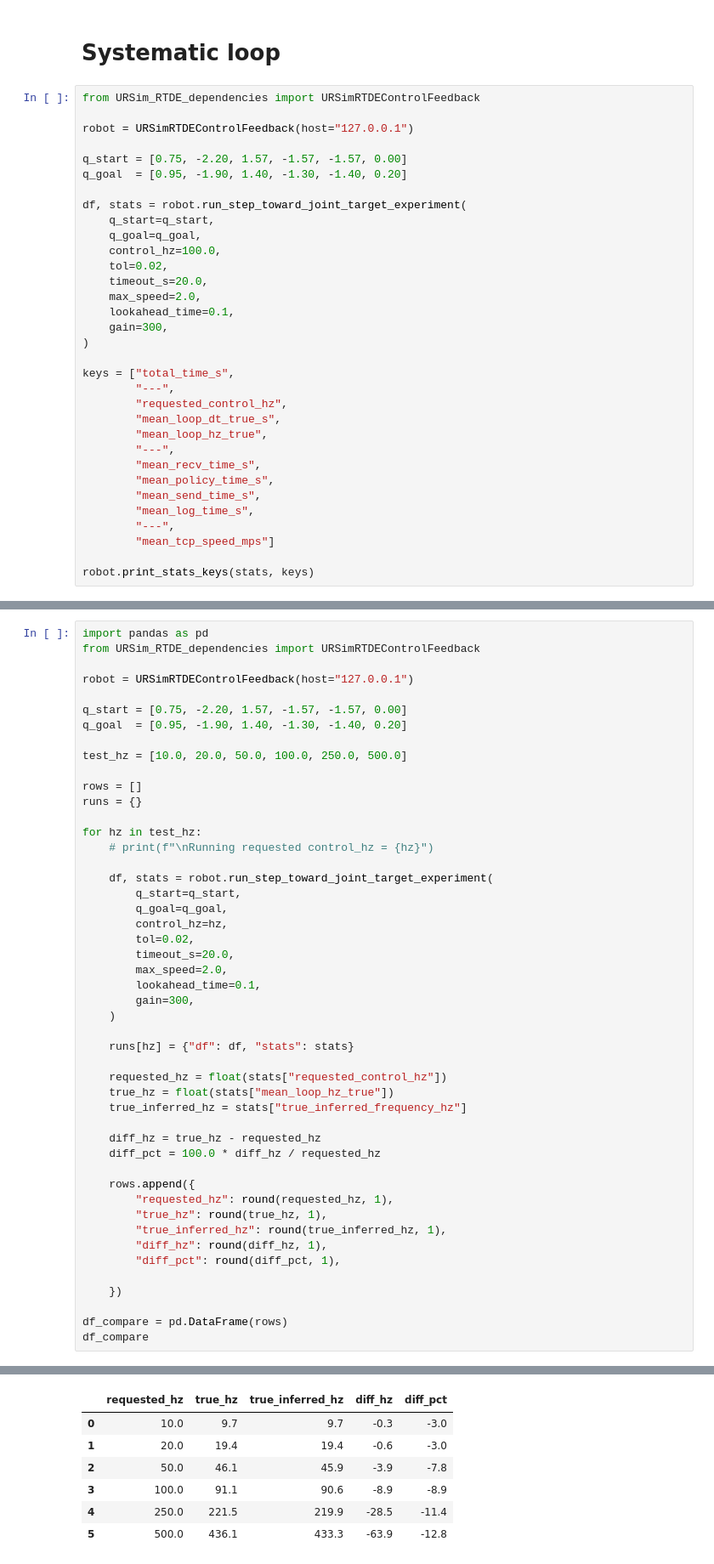
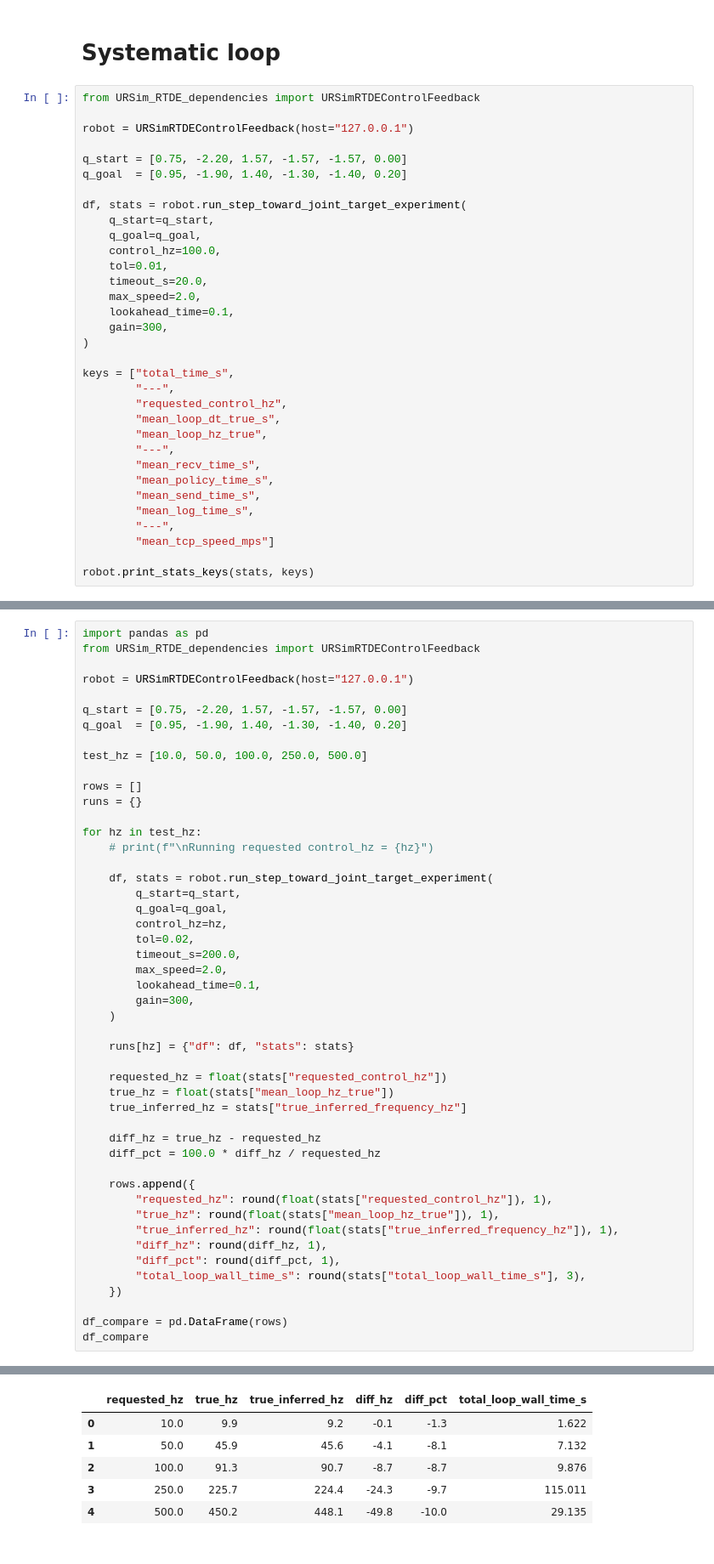
Before and after one commit to weissma6/my_mujoco_playground, a Jupyter notebook: learning/notebooks/ursim_rtde_control_feedback_demo.ipynb, the cells around one changed output, grey strips where cells are left out. Shown at 85% size. Saved outputs shown, nothing was run; the diff lists cells and outputs as text.

```diff
--- a/learning/notebooks/ursim_rtde_control_feedback_demo.ipynb
+++ b/learning/notebooks/ursim_rtde_control_feedback_demo.ipynb
@@ -1016,7 +937,7 @@ df, stats = robot.run_step_toward_joint_target_experiment(
     q_start=q_start,
     q_goal=q_goal,
     control_hz=100.0,
-    tol=0.02,
+    tol=0.01,
     timeout_s=20.0,
     max_speed=2.0,
     lookahead_time=0.1,
@@ -1059,7 +987,7 @@ robot = URSimRTDEControlFeedback(host="127.0.0.1")
 q_start = [0.75, -2.20, 1.57, -1.57, -1.57, 0.00]
 q_goal  = [0.95, -1.90, 1.40, -1.30, -1.40, 0.20]
 
-test_hz = [10.0, 20.0, 50.0, 100.0, 250.0, 500.0]
+test_hz = [10.0, 50.0, 100.0, 250.0, 500.0]
 
 rows = []
 runs = {}
@@ -1072,7 +1000,7 @@ for hz in test_hz:
         q_goal=q_goal,
         control_hz=hz,
         tol=0.02,
-        timeout_s=20.0,
+        timeout_s=200.0,
         max_speed=2.0,
         lookahead_time=0.1,
         gain=300,
@@ -1088,12 +1016,12 @@ for hz in test_hz:
     diff_pct = 100.0 * diff_hz / requested_hz
 
     rows.append({
-        "requested_hz": round(requested_hz, 1),
-        "true_hz": round(true_hz, 1),
-        "true_inferred_hz": round(true_inferred_hz, 1),
+        "requested_hz": round(float(stats["requested_control_hz"]), 1),
+        "true_hz": round(float(stats["mean_loop_hz_true"]), 1),
+        "true_inferred_hz": round(float(stats["true_inferred_frequency_hz"]), 1),
         "diff_hz": round(diff_hz, 1),
         "diff_pct": round(diff_pct, 1),
-
+        "total_loop_wall_time_s": round(stats["total_loop_wall_time_s"], 3),
     })
 
 df_compare = pd.DataFrame(rows)
@@ -1103,7 +1047,6 @@ Pre-position timeout
-|  | requested_hz | true_hz | true_inferred_hz | diff_hz | diff_pct |
-| 0 | 10.0 | 9.7 | 9.7 | -0.3 | -3.0 |
-| 1 | 20.0 | 19.4 | 19.4 | -0.6 | -3.0 |
-| 2 | 50.0 | 46.1 | 45.9 | -3.9 | -7.8 |
-| 3 | 100.0 | 91.1 | 90.6 | -8.9 | -8.9 |
-| 4 | 250.0 | 221.5 | 219.9 | -28.5 | -11.4 |
-| 5 | 500.0 | 436.1 | 433.3 | -63.9 | -12.8 |
+|  | requested_hz | true_hz | true_inferred_hz | diff_hz | diff_pct | total_loop_wall_time_s |
+| 0 | 10.0 | 9.9 | 9.2 | -0.1 | -1.3 | 1.622 |
+| 1 | 50.0 | 45.9 | 45.6 | -4.1 | -8.1 | 7.132 |
+| 2 | 100.0 | 91.3 | 90.7 | -8.7 | -8.7 | 9.876 |
+| 3 | 250.0 | 225.7 | 224.4 | -24.3 | -9.7 | 115.011 |
+| 4 | 500.0 | 450.2 | 448.1 | -49.8 | -10.0 | 29.135 |
```
Also changed, not shown: parts of 19 cells of this notebook, 1 other file.
